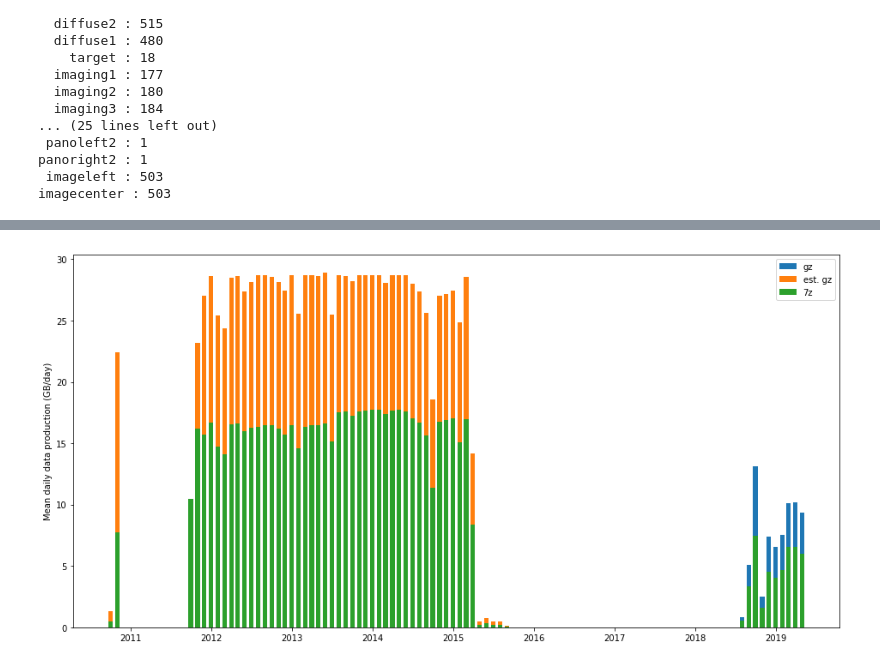
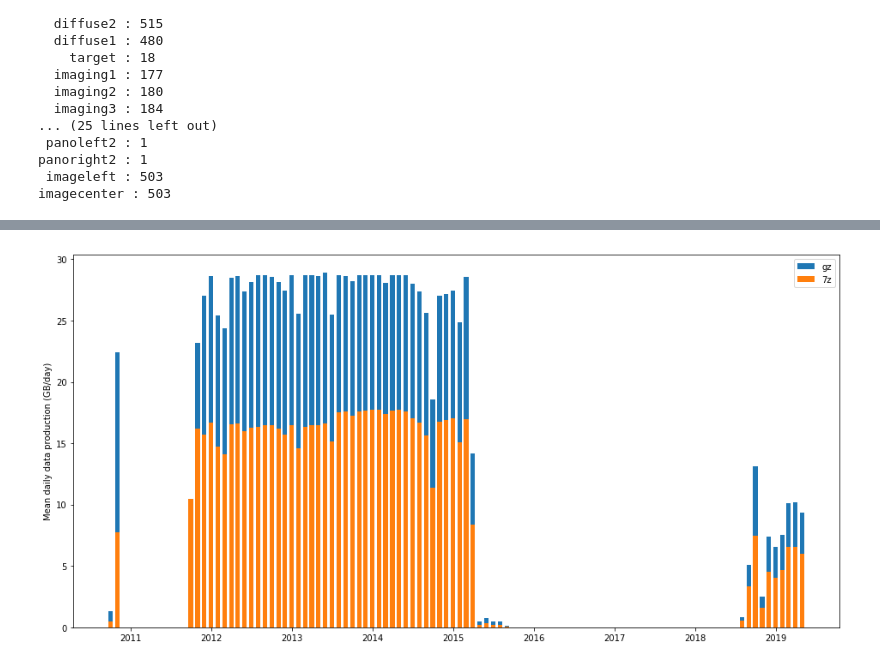
Before and after one commit to COVIS-Sonar/covis-worker, a Jupyter notebook: notebooks/summarize_data_sizes.ipynb, the cells around one changed output, grey strips where cells are left out. Saved outputs shown, nothing was run; the diff lists cells and outputs as text; code cells hidden in the pictures.

```diff
--- a/notebooks/summarize_data_sizes.ipynb
+++ b/notebooks/summarize_data_sizes.ipynb
@@ -80,6 +84,14 @@ gz size    1649.32 GB  (  1770944963473 bytes) mean compression 29.58 pct
 18797    APLUWCOVISMBSONAR001_20130619T082459.414Z-DOPPLER
 24377    APLUWCOVISMBSONAR001_20140209T090955.114Z-DOPPLER
 Name: basename, dtype: object
+# %%
+## Estimate gz sizes for Endeavour
+
+
+data['gz_size'] = data.apply(
+    lambda row: row['raw_size']*gz_mean_compression if np.isnan(row['gz_size']) else row['gz_size'],
+    axis=1
+)
 # %%
 ashes = data[ data['site'] =='Ashes' ]
 endeavour = data[ data['site'] == 'Endeavour']
@@ -179,6 +191,7 @@ imagecenter : 503
 ## Calculate mean counts and size per day
 
 by_date = data.set_index('datetime')
+by_date.sort_index(inplace=True)
 by_day = by_date.resample('D').sum()
 by_day['count'] = by_date.basename.resample('D').count()
 by_day = by_day[ by_day['count'] > 0 ]
@@ -190,14 +203,14 @@ print(by_day)
 ## by_month is the _mean daily_ data
 by_month = by_day.resample('M').mean()
 
-def estimate_gz(row):
-    if row.gz_size == 0.0:
-        return gz_mean_compression*row.raw_size
+# def estimate_gz(row):
+#     if row.gz_size == 0.0:
+#         return gz_mean_compression*row.raw_size
 
-    return 0.0
+#     return 0.0
 
-by_month['estimated_gz_size'] = by_month.apply(lambda row: estimate_gz( row ), axis=1 )
-by_day['estimated_gz_size'] = by_day.apply(lambda row: estimate_gz( row ), axis=1 )
+# by_month['estimated_gz_size'] = by_month.apply(lambda row: estimate_gz( row ), axis=1 )
+# by_day['estimated_gz_size'] = by_day.apply(lambda row: estimate_gz( row ), axis=1 )
 # %% [output]
                 raw_size       gz_size       7z_size  count
 datetime
@@ -219,17 +257,17 @@ datetime
 # %%
 plt.figure( figsize=(16,8))
 yscalar = 1.0 / 1024**3
 plt.bar( by_month.index, by_month.gz_size * yscalar, width=20, label='gz' )
-plt.bar( by_month.index, by_month.estimated_gz_size * yscalar, width=20, label='est. gz' )
+#plt.bar( by_month.index, by_month.estimated_gz_size * yscalar, width=20, label='est. gz' )
 plt.bar( by_month.index, by_month['7z_size'] * yscalar, width=20, label='7z' )
 
 
 plt.ylabel('Mean daily data production (GB/day)')
 plt.legend()
 
 plt.show()
 # %% [output]
-[figure, old version]
+[figure, new version]
 # %%
 
 by_day['gz_total'] = by_day['gz_size'] + by_day['estimated_gz_size']
```
Also changed, not shown: parts of 8 cells of this notebook.
